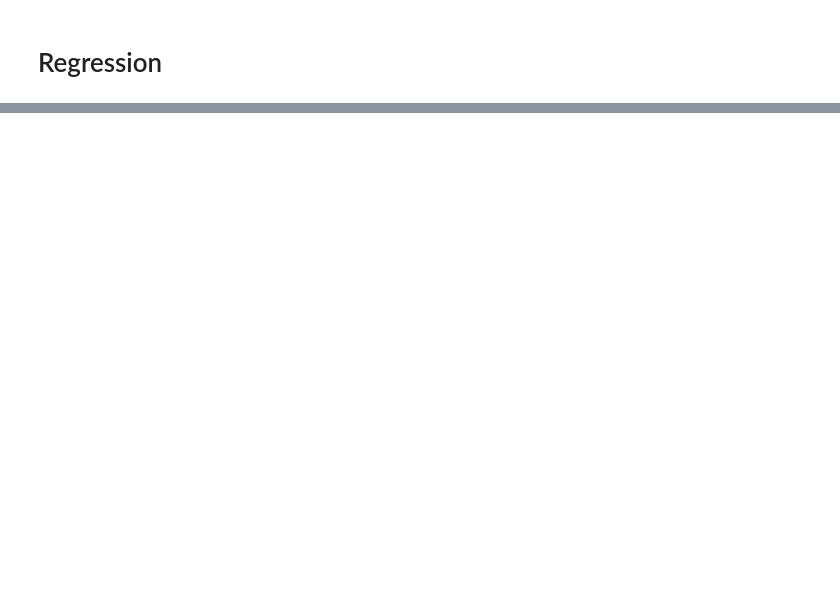
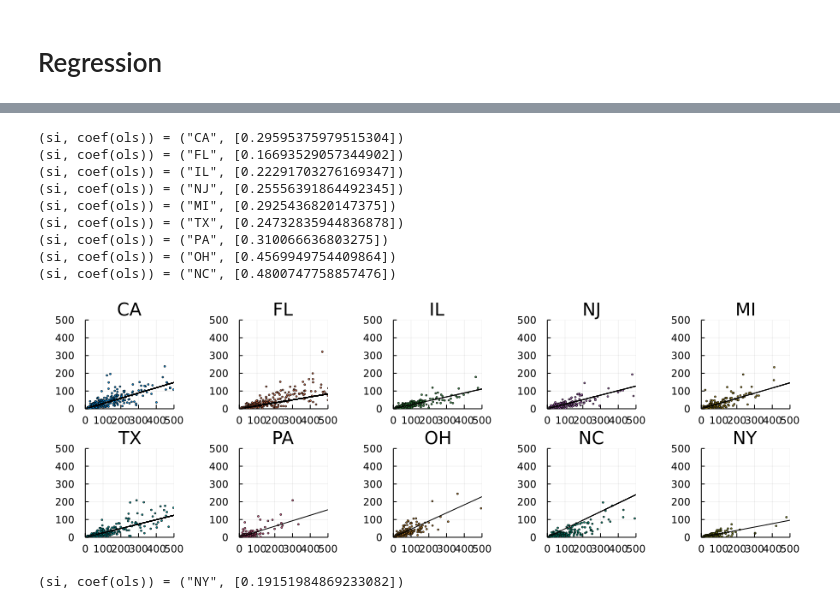
Before and after one commit to anthonyckleung/julia-intro, a Jupyter notebook: data-science/07-Regression.ipynb, the cells around one changed output, grey strips where cells are left out. Cells and saved outputs as stored; diff of their text form; code cells hidden in the pictures; blank space fills up the shorter version.

```diff
--- a/data-science/07-Regression.ipynb
+++ b/data-science/07-Regression.ipynb
@@ -45,0 +100,3 @@ plot!(xvals, ynew)
+# %%
+# Play around with data for a bit
+R = XLSX.readxlsx("data/zillow_data_download_april2020.xlsx")
@@ -45,0 +111,6 @@ plot!(xvals, ynew)
+# %%
+sale_counts = R["Sale_counts_city"][:]
+df_sale_counts = DataFrame(sale_counts[2:end,:], Symbol.(sale_counts[1,:]))
+
+monthly_listings = R["MonthlyListings_City"][:]
+df_monthly_listings = DataFrame(monthly_listings[2:end, :], Symbol.(monthly_listings[1,:]))
@@ -45,0 +137,6 @@ plot!(xvals, ynew)
+# %%
+monthly_listings_2020_02 = df_monthly_listings[!,[1,2,3,4,5,end]]
+rename!(monthly_listings_2020_02, Symbol("2020-02") .=> Symbol("listings"))
+
+sale_counts_2020_02 = df_sale_counts[!,[1,end]]
+rename!(sale_counts_2020_02, Symbol("2020-02") .=> Symbol("sales"))
@@ -45,0 +163,14 @@ plot!(xvals, ynew)
+# %%
+Feb2020data = innerjoin(monthly_listings_2020_02,sale_counts_2020_02,on=:RegionID) #, type="outer")
+dropmissing!(Feb2020data)
+sales = Feb2020data[!,:sales]
+# prices = Feb2020data[!,:price]
+counts = Feb2020data[!,:listings]
+using DataStructures
+states = Feb2020data[!,:StateName]
+C = counter(states)
+C.map
+countvals = values(C.map)
+topstates = sortperm(collect(countvals),rev=true)[1:10]
+states_of_interest = collect(keys(C.map))[topstates]
+all_plots = Array{Plots.Plot}(undef,10)
@@ -45,0 +189,25 @@ plot!(xvals, ynew)
+# %%
+all_plots = Array{Plots.Plot}(undef,10)
+for (i,si) in enumerate(states_of_interest)
+    curids = findall(Feb2020data[!,:StateName].==si)
+    data = DataFrame(X=float.(counts[curids]), Y=float.(sales[curids]))
+    ols = GLM.lm(@formula(Y ~ 0 + X), data)
+    all_plots[i] = scatter(counts[curids],sales[curids],markersize=2,
+        xlim=(0,500),ylim=(0,500),color=i,aspect_ratio=:equal,
+        legend=false,title=si)
+    @show si,coef(ols)
+    plot!(counts[curids],predict(ols),color=:black)
+end
+plot(all_plots...,layout=(2,5),size=(900,300))
+# %% [output]
+(si, coef(ols)) = ("CA", [0.29595375979515304])
+(si, coef(ols)) = ("FL", [0.16693529057344902])
+(si, coef(ols)) = ("IL", [0.22291703276169347])
+(si, coef(ols)) = ("NJ", [0.25556391864492345])
+(si, coef(ols)) = ("MI", [0.2925436820147375])
+(si, coef(ols)) = ("TX", [0.24732835944836878])
+(si, coef(ols)) = ("PA", [0.310066636803275])
+(si, coef(ols)) = ("OH", [0.4569949754409864])
+(si, coef(ols)) = ("NC", [0.4800747758857476])
+[figure, added]
+(si, coef(ols)) = ("NY", [0.19151984869233082])
```
Also changed, not shown: parts of 22 cells of this notebook.
